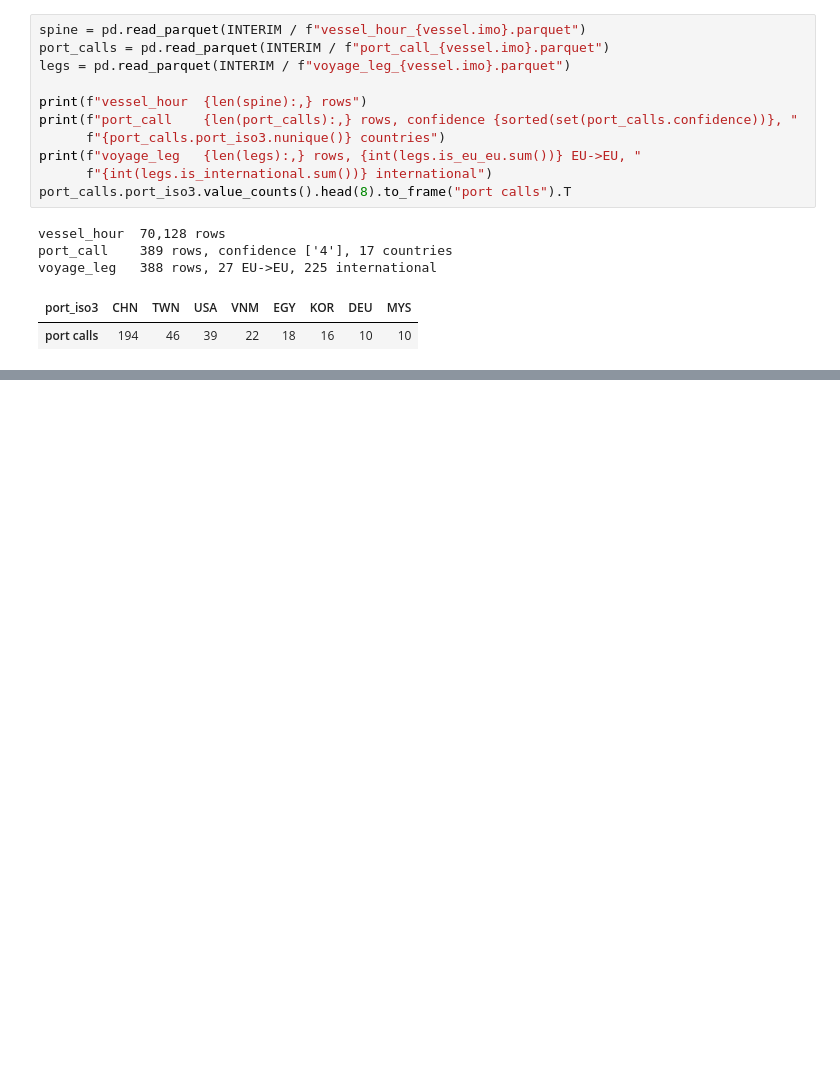
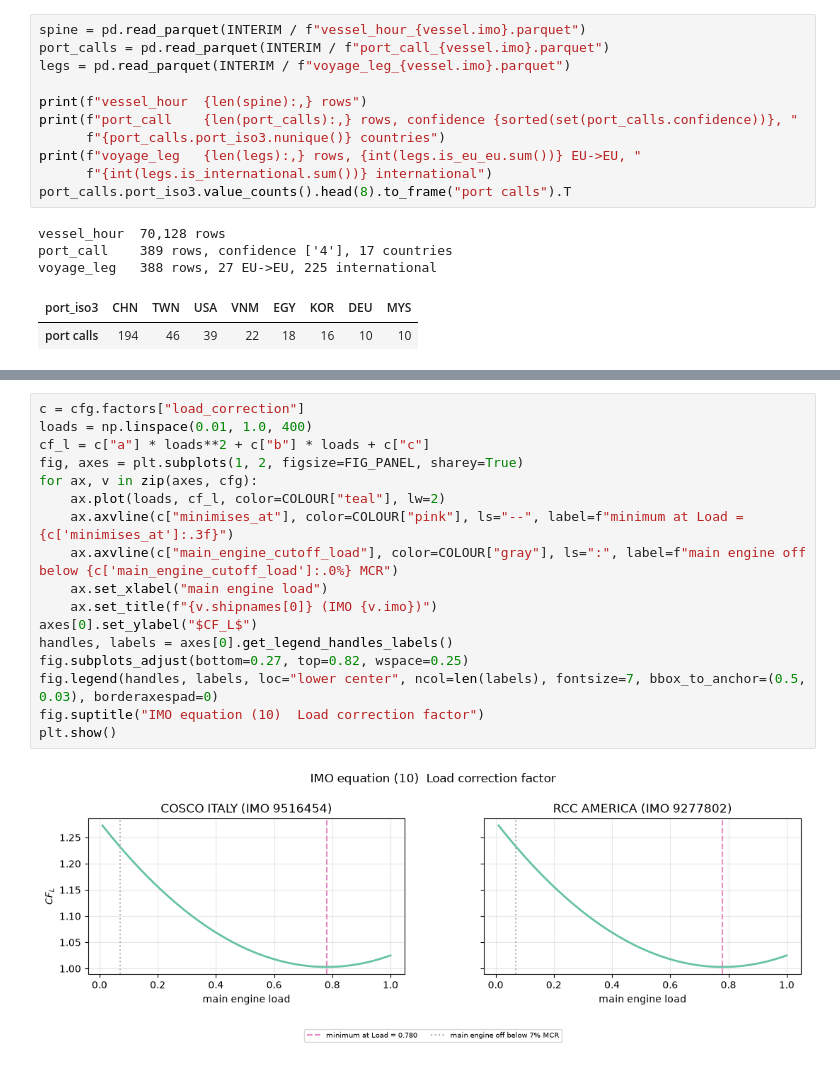
Before and after one commit to arantzazu-arregui/emissions-allocation, a Jupyter notebook: notebooks/01_methodology_walkthrough.ipynb, the cells around one changed output, grey strips where cells are left out. Cells and saved outputs as stored; diff of their text form; blank space fills up the shorter version.

```diff
--- a/notebooks/01_methodology_walkthrough.ipynb
+++ b/notebooks/01_methodology_walkthrough.ipynb
@@ -884,0 +583,19 @@ code, never a substituted default.
+# %%
+c = cfg.factors["load_correction"]
+loads = np.linspace(0.01, 1.0, 400)
+cf_l = c["a"] * loads**2 + c["b"] * loads + c["c"]
+fig, axes = plt.subplots(1, 2, figsize=FIG_PANEL, sharey=True)
+for ax, v in zip(axes, cfg):
+    ax.plot(loads, cf_l, color=COLOUR["teal"], lw=2)
+    ax.axvline(c["minimises_at"], color=COLOUR["pink"], ls="--", label=f"minimum at Load = {c['minimises_at']:.3f}")
+    ax.axvline(c["main_engine_cutoff_load"], color=COLOUR["gray"], ls=":", label=f"main engine off below {c['main_engine_cutoff_load']:.0%} MCR")
+    ax.set_xlabel("main engine load")
+    ax.set_title(f"{v.shipnames[0]} (IMO {v.imo})")
+axes[0].set_ylabel("$CF_L$")
+handles, labels = axes[0].get_legend_handles_labels()
+fig.subplots_adjust(bottom=0.27, top=0.82, wspace=0.25)
+fig.legend(handles, labels, loc="lower center", ncol=len(labels), fontsize=7, bbox_to_anchor=(0.5, 0.03), borderaxespad=0)
+fig.suptitle("IMO equation (10)  Load correction factor")
+plt.show()
+# %% [output]
+[figure, added]
```
Also changed, not shown: parts of 54 cells of this notebook, 5 other files.
